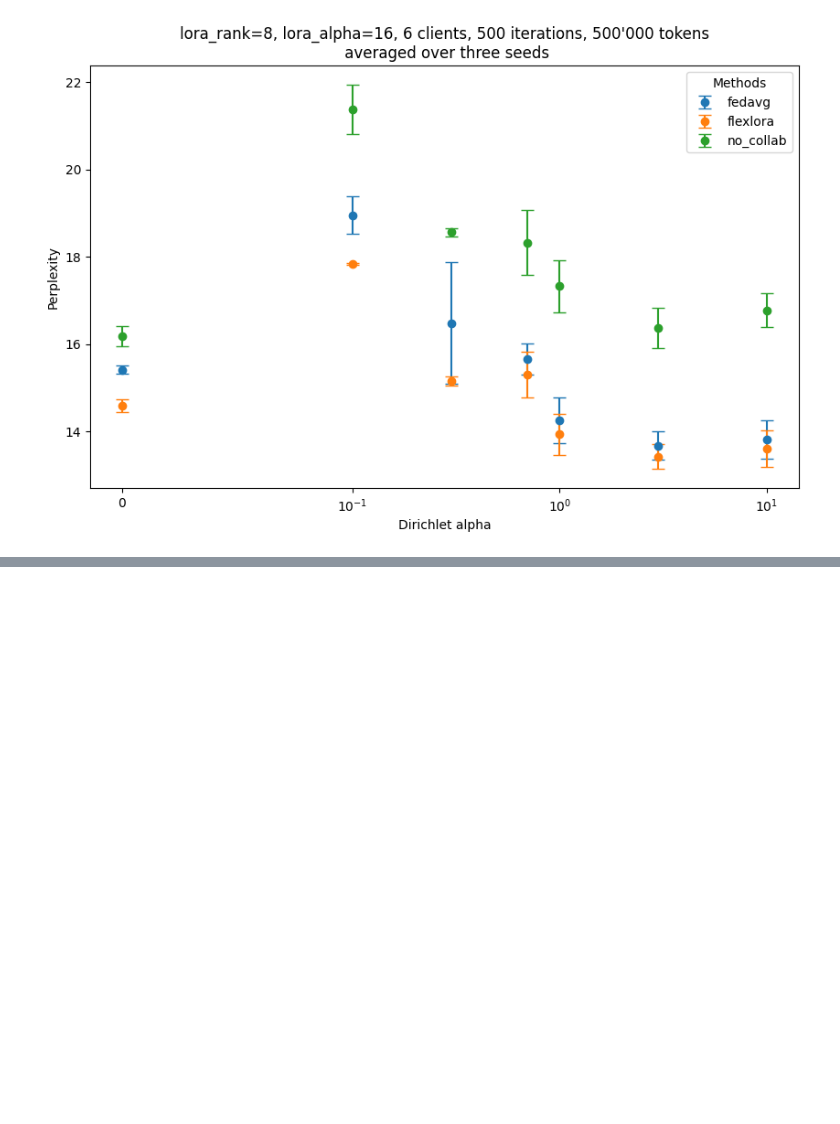
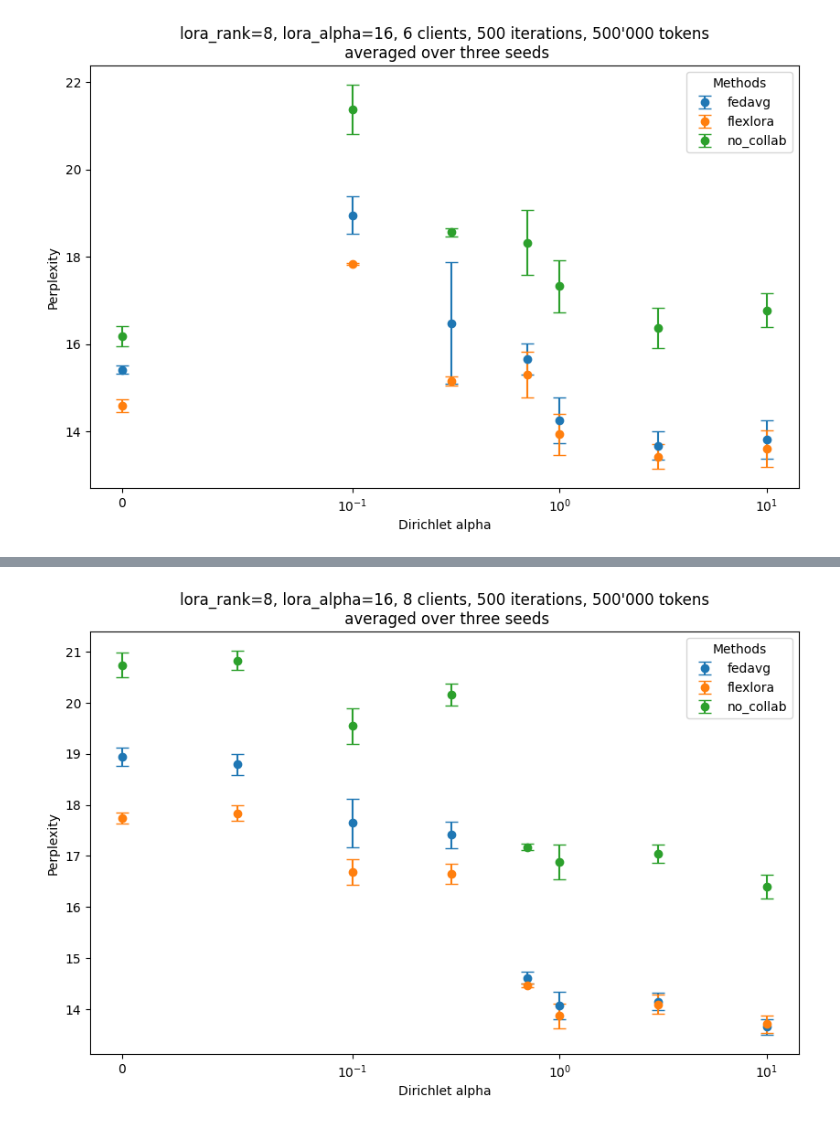
Before and after one commit to Matthew2357/project, a Jupyter notebook: first_graphs.ipynb, the cells around one changed output, grey strips where cells are left out. Drawn from its saved outputs; the diff is of its cells as text; code cells hidden in the pictures; blank space fills up the shorter version.

```diff
--- a/first_graphs.ipynb
+++ b/first_graphs.ipynb
@@ -459,0 +460,66 @@ plt.show()
+# %%
+import pandas as pd
+import numpy as np
+import matplotlib.pyplot as plt
+from scipy.stats import sem, norm
+
+# Data
+data_dict = {
+    0: [[18.91, 19.12, 18.80], [17.76, 17.83, 17.63], [20.54, 20.97, 20.71]],
+    0.05:[[18.64, 19.00, 18.74], [17.69, 17.96, 17.85], [20.93, 20.92, 20.64]],
+    0.1: [[17.17, 17.80, 17.97], [16.44, 16.73, 16.87], [19.74, 19.70, 19.19]],
+    0.3: [[17.30, 17.26, 17.67], [16.68, 16.47, 16.81], [20.34, 19.97, 20.17]],
+    0.7: [[14.50, 14.66, 14.68], [14.43, 14.49, 14.48], [17.11, 17.20, 17.21]],
+    1: [[13.94, 14.35, 13.94], [13.76, 14.11, 13.73], [16.69, 17.23, 16.74]],
+    3: [[14.31, 14.10, 14.02], [14.28, 13.99, 14.00], [16.95, 16.96, 17.23]],
+    10: [[13.53, 13.80, 13.62], [13.58, 13.87, 13.67], [16.27, 16.64, 16.29]]
+}
+
+# Flatten data into a DataFrame dynamically for any sublist size
+rows = []
+method_names = ['fedavg','flexlora','no_collab']
+for x, values in data_dict.items():
+    for method_index, sublist in enumerate(values, start=1):
+        for value in sublist:
+            rows.append({
+                "x": x,
+                "method": method_names[method_index - 1],
+                "value": value,
+            })
+
+df = pd.DataFrame(rows)
+
+# Compute the mean and margin of error for each x and method
+def compute_stats(group):
+    mean = np.mean(group["value"])
+    standard_error = sem(group["value"])
+    z_value = norm.ppf(0.975)  # 95% confidence level
+    margin_of_error = z_value * standard_error
+    return pd.Series({"mean": mean, "margin_of_error": margin_of_error})
+
+summary_df = df.groupby(["x", "method"]).apply(compute_stats).reset_index()
+# Plotting
+plt.figure(figsize=(10, 6))
+
+# Plot each method separately
+methods = summary_df["method"].unique()
+for method in methods:
+    method_data = summary_df[summary_df["method"] == method]
+    plt.errorbar(
+        method_data["x"],
+        method_data["mean"],
+        yerr=method_data["margin_of_error"],
+        fmt="o",
+        capsize=5,
+        label=method,
+    )
+
+plt.title("lora_rank=8, lora_alpha=16, 8 clients, 500 iterations, 500'000 tokens\n averaged over three seeds")
+plt.xlabel("Dirichlet alpha")
+plt.xscale("symlog", linthresh=0.1)
+plt.ylabel("Perplexity")
+
+plt.legend(title="Methods")
+plt.show()
+# %% [output]
+[figure, added]
```
Also changed, not shown: parts of 3 cells of this notebook, 5 other files.
